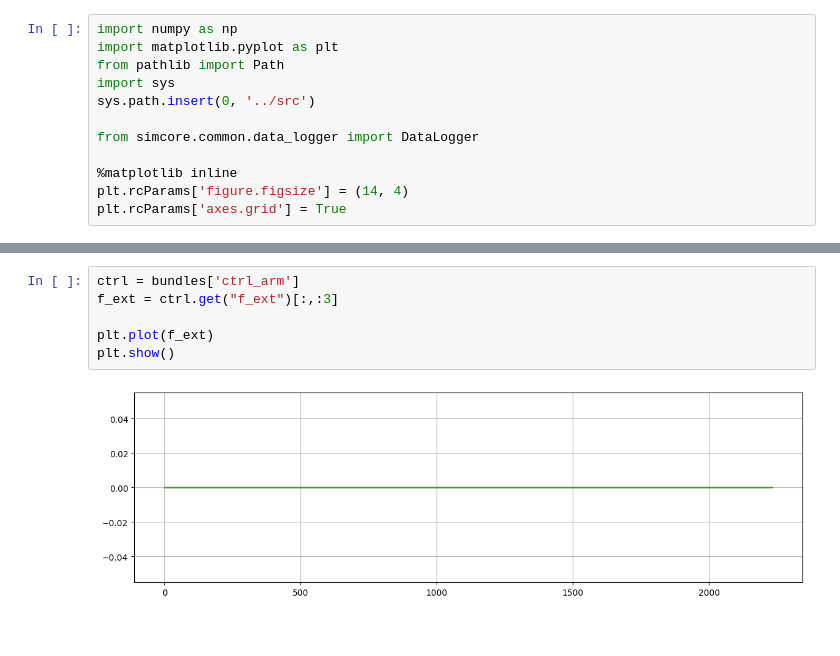
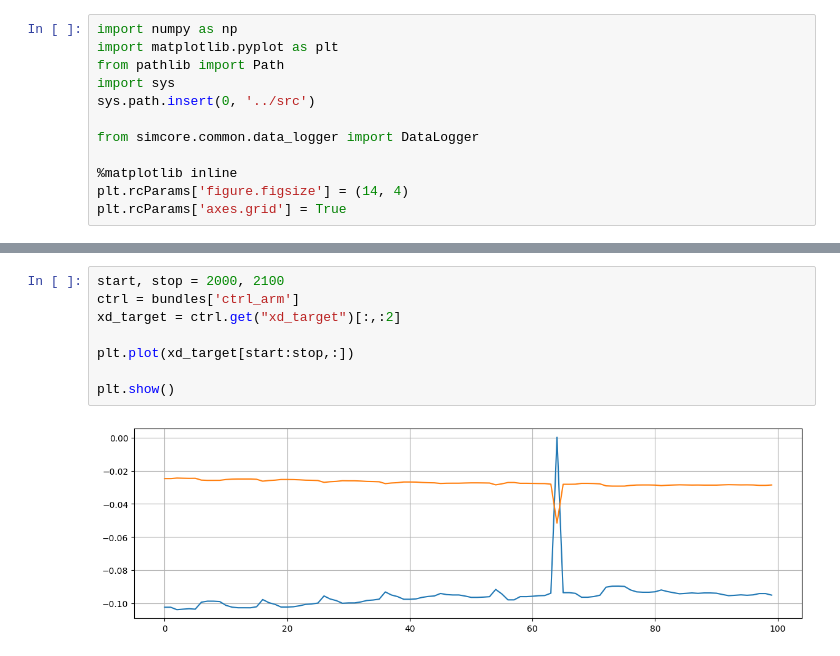
Before and after one commit to AlexanderWegenerRobotics/vision-mpc, a Jupyter notebook: analysis/read_logging.ipynb, the cells around one changed output, grey strips where cells are left out. Drawn from its saved outputs; the diff is of its cells as text.

```diff
--- a/analysis/read_logging.ipynb
+++ b/analysis/read_logging.ipynb
@@ -123,8 +123,10 @@ plt.show()
-# %%
-ctrl = bundles['ctrl_arm']
-f_ext = ctrl.get("f_ext")[:,:3]
-
-plt.plot(f_ext)
-plt.show()
-# %% [output]
-[figure, removed]
+# %%
+start, stop = 2000, 2100
+ctrl = bundles['ctrl_arm']
+xd_target = ctrl.get("xd_target")[:,:2]
+
+plt.plot(xd_target[start:stop,:])
+
+plt.show()
+# %% [output]
+[figure, added]
```
Also changed, not shown: parts of 5 cells of this notebook, 3 other files.
